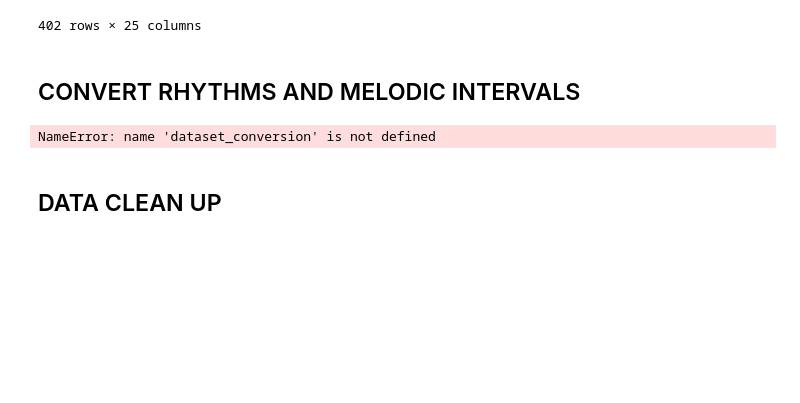
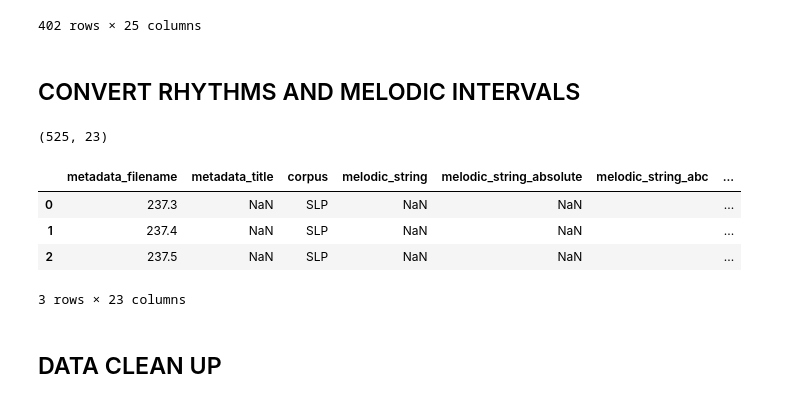
Before and after one commit to vnborsan/MUSCO, a Jupyter notebook: notebooks/musco_edu.ipynb, the cells around one changed output. Drawn from its saved outputs; the diff is of its cells as text; code cells hidden in the pictures; blank space fills up the shorter version.

```diff
--- a/notebooks/musco_edu.ipynb
+++ b/notebooks/musco_edu.ipynb
@@ -192,7 +192,36 @@ slp_df_f
 dfs=[slp_df_f, ciciban_df]
 labels=['SLP', 'Ciciban']
 # %%
-df, all_counts=dataset_conversion.process_and_merge_dfs(dfs, labels, rhythm_mapping, filter_df.filter_songs)
-df=dataset_conversion.prepare_melodic_intervals(df)
+from educationalfilters import dataset_conversion as dc, rfilters
+
+# Adapter so the new rfilters works with the old function signature
+def _rf_adapter(df, rhythm_mapping, label):
+    df2 = df.copy()
+    df2['corpus'] = label
+    return rfilters.compute_rhythm_labels(df2)  # -> (df_out, counts)
+
+KEEP_COLS = [
+    "metadata_filename", "metadata_title", "corpus",
+    "melodic_string", "melodic_string_absolute", "melodic_string_abc",
+    "melodic_string_relative", "melodic_intervals",
+    "rhythm_string", "rhythm_string_abc", "time_signature",
+    "has_pauses", "pause_count",
+    "ambitus_min", "ambitus_max", "ambitus_semitones", "ambitus_interval",
+    "VRF_label", "IF_label", "RF_label",
+    "VRF_BOTH", "IF_BOTH", "RF_BOTH",  # include only if you compute these earlier
+]
+
+merged_df, all_counts = dc.process_and_merge_dfs(
+    dfs, labels, rhythm_mapping, filter_function=_rf_adapter, keep_cols=KEEP_COLS
+)
+merged_df = dc.prepare_melodic_intervals(merged_df)
+
+print(merged_df.shape)
+merged_df.head(3)
 # %% [output]
-NameError: name 'dataset_conversion' is not defined
+(525, 23)
+|  | metadata_filename | metadata_title | corpus | melodic_string | melodic_string_absolute | melodic_string_abc | ... |
+| 0 | 237.3 | NaN | SLP | NaN | NaN |  | ... |
+| 1 | 237.4 | NaN | SLP | NaN | NaN |  | ... |
+| 2 | 237.5 | NaN | SLP | NaN | NaN |  | ... |
+3 rows × 23 columns
```
Also changed, not shown: parts of 11 cells of this notebook.
